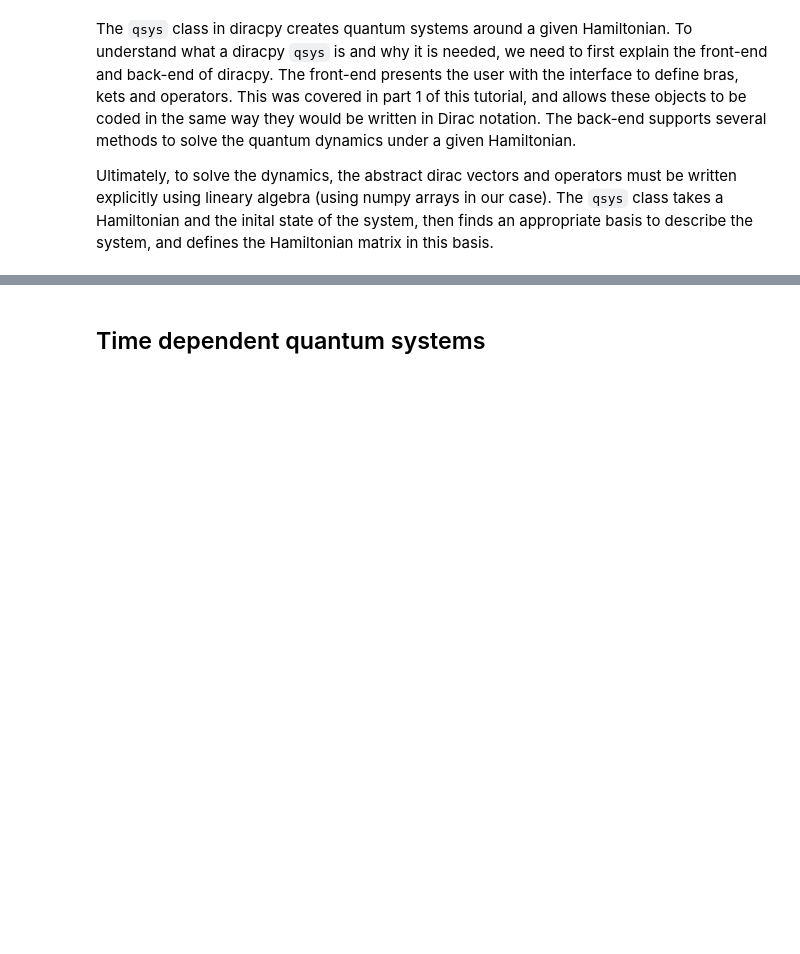
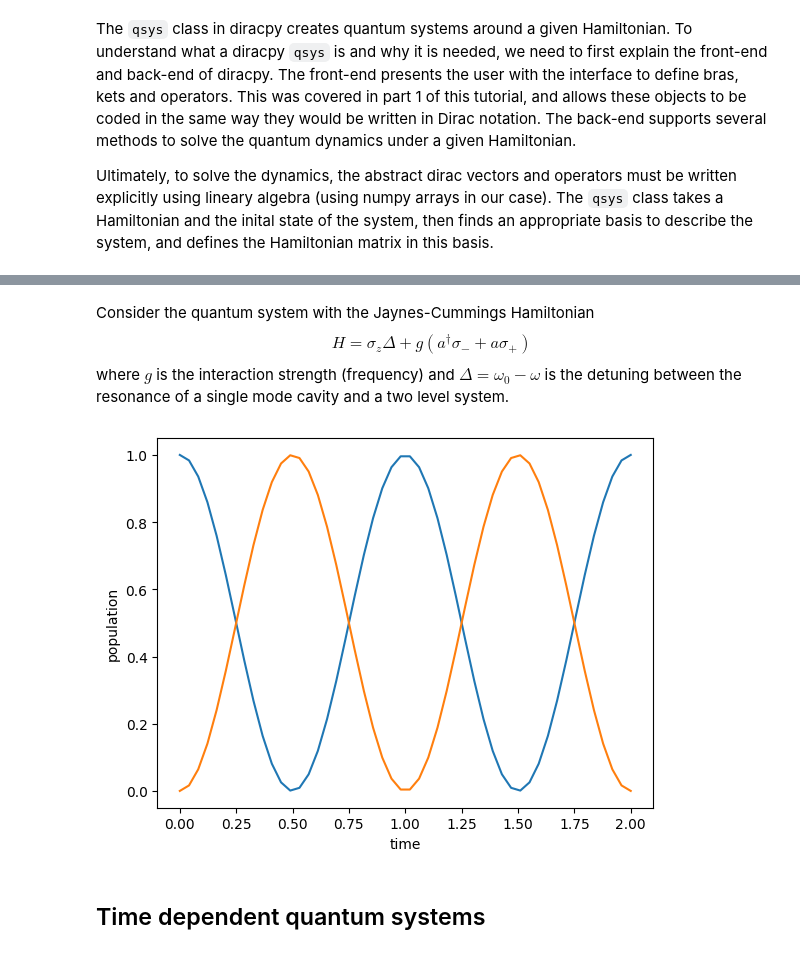
Before and after one commit to b-yuen/diracpy, a Jupyter notebook: examples/Tutorial - Part 2.ipynb, the cells around one changed output, grey strips where cells are left out. Drawn from its saved outputs; the diff is of its cells as text; code cells hidden in the pictures; blank space fills up the shorter version.

```diff
--- a/examples/Tutorial - Part 2.ipynb
+++ b/examples/Tutorial - Part 2.ipynb
@@ -8,0 +11,7 @@ Ultimately, to solve the dynamics, the abstract dirac vectors and operators must
+# %% [markdown]
+Consider the quantum system with the Jaynes-Cummings Hamiltonian
+$$
+    H = \sigma_z \Delta
+    + g (a^{\dagger} \sigma_- + a \sigma_+)
+$$
+where $g$ is the interaction strength (frequency) and $\Delta = \omega_0-\omega$ is the detuning between the resonance of a single mode cavity and a two level system.
@@ -9,3 +22,33 @@ Ultimately, to solve the dynamics, the abstract dirac vectors and operators must
+# %%
+# define state space
+atom = dp.two_level_subspace(index=0)
+cav = dp.fock_subspace(index=1)
+# define model parameters
+Delta, g = 0, np.pi
+# define Hamiltonian
+H_0 = Delta * atom.sigma_z
+V = g * (cav.a * atom.sigma_plus + cav.adag * atom.sigma_minus)
+H = H_0 + V
+# %%
+# Define initial state and quantum system
+psi0 = dp.ket(['e',0])
+system = dp.qsys(H, initialstates=[psi0], n_int=2)
+# %%
+# definine initial density operator rho0
+rho0 = psi0 * psi0.conj()
+# times to solve for
+times = np.linspace(0,2,50)
+# solve the vonneumann equation
+vnsolve = dp.vonneumannint(rho0, times, system)
+# %%
+fig, ax = plt.subplots(1,1)
+ax.plot(times, vnsolve.soln[:,0,0])
+ax.plot(times, vnsolve.soln[:,1,1])
+ax.set_xlabel('time')
+ax.set_ylabel('population')
+plt.show()
+# %% [output]
+[figure, added]
 # %% [markdown]
 ## Time dependent quantum systems
 # %% [markdown]
```
Also changed, not shown: parts of 2 cells of this notebook, 2 other files.
